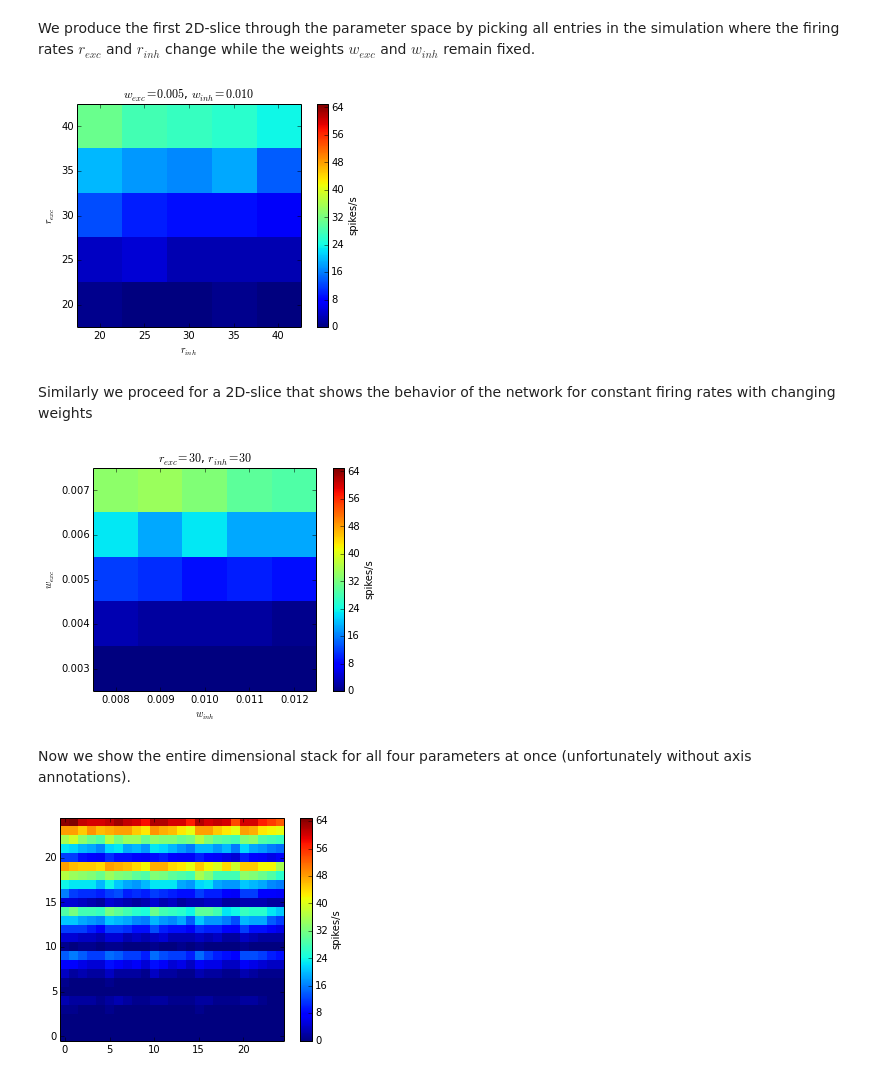
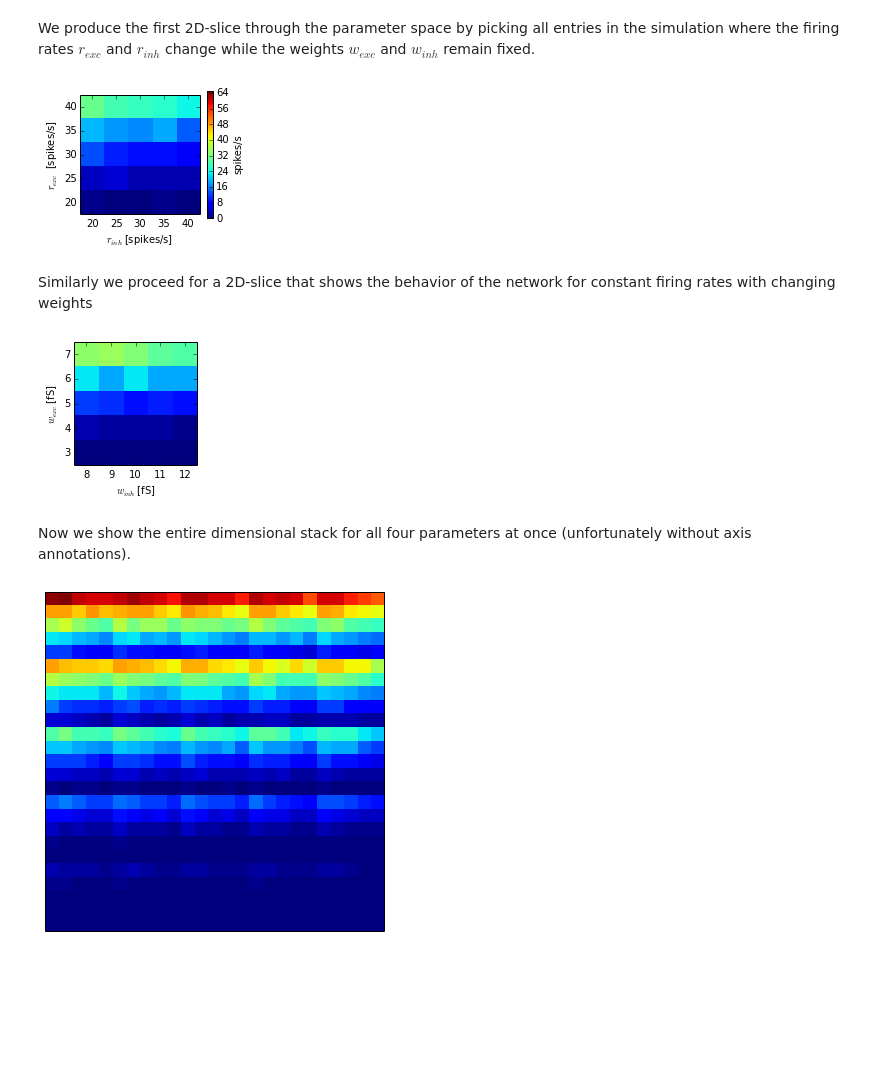
Before and after one commit to Huitzilo/param-space-visu, a Jupyter notebook: src/parameter space visualization.ipynb, the cells around one changed output. Drawn from its saved outputs; the diff is of its cells as text; code cells hidden in the pictures; blank space fills up the shorter version.

Commit message:
tuned the figures, especially figure sizes for publication, and added more explanations to the notebook.

```diff
--- a/src/parameter space visualization.ipynb
+++ b/src/parameter space visualization.ipynb
@@ -175,24 +179,28 @@ We produce the first 2D-slice through the parameter space by picking all entries
 # %%
 vmax = numpy.max(num_spikes) # needed for consistent colorbar scaling
 
 slice1_ind = [(x,y) for x in range(25) for y in range(25)
               if (abs(param_dicts[x,y]['we']-0.005) < 0.0001)
               and (abs(param_dicts[x,y]['wi']-0.010) < 0.00001)]
 #print slice1_ind
 #len(slice1_ind)
 rates_slice1 = numpy.array([num_spikes[sl1] for sl1 in slice1_ind]).reshape((5,5))
 #print rates_slice1
 imshow(rates_slice1, interpolation='nearest', origin='lower', vmax=vmax)
 ax = pylab.gca()
 ax.set_xticklabels(['','20','25','30','35','40'])
-ax.set_xlabel('$r_{inh}$')
+ax.set_xlabel('$r_{inh}$ [spikes/s]')
 ax.set_yticklabels(['','20','25','30','35','40'])
-ax.set_ylabel('$r_{exc}$')
-ax.set_title('$w_{exc}=0.005$, $w_{inh}=0.010$')
+ax.set_ylabel('$r_{exc}$  [spikes/s]')
+#ax.set_title('$w_{exc}=0.005$, $w_{inh}=0.010$')
 cb = colorbar()
 cb.set_label('spikes/s')
+f = pylab.gcf()
+f.set_size_inches(3,2.5)
+f.tight_layout()
+f.savefig(os.path.join(os.path.pardir, 'images', 'panelB.png'), dpi=600)
 # %% [output]
-[figure, old version]
+[figure, new version]
 # %% [markdown]
 Similarly we proceed for a 2D-slice that shows the behavior of the network for constant firing rates with changing weights
 # %%
@@ -204,23 +212,33 @@ rates_slice2 = numpy.array([num_spikes[sl2] for sl2 in slice2_ind]).reshape((5,5
 #print rates_slice2
 imshow(rates_slice2, interpolation='nearest', origin='lower', vmax=vmax)
 ax = pylab.gca()
-ax.set_xticklabels(['','0.008','0.009','0.010','0.011','0.012'])
-ax.set_xlabel('$w_{inh}}$')
-ax.set_yticklabels(['','0.003','0.004','0.005','0.006','0.007'])
-ax.set_ylabel('$w_{exc}$')
-ax.set_title('$r_{exc}=30$, $r_{inh}=30$')
-cb = colorbar()
-cb.set_label('spikes/s')
+ax.set_xticklabels(['','8','9','10','11','12'])
+ax.set_xlabel('$w_{inh}$ [fS]')
+ax.set_yticklabels(['','3','4','5','6','7'])
+ax.set_ylabel('$w_{exc}$ [fS]')
+#ax.set_title('$r_{exc}=30$, $r_{inh}=30$')
+#cb = colorbar()
+#cb.set_label('spikes/s')
+f = pylab.gcf()
+f.set_size_inches(2.45,2.45)
+f.tight_layout()
+f.savefig(os.path.join(os.path.pardir, 'images', 'panelC.png'), dpi=600)
 # %% [output]
-[figure, old version]
+[figure, new version]
 # %% [markdown]
 Now we show the entire dimensional stack for all four parameters at once (unfortunately without axis annotations).
 # %%
 imshow(num_spikes, interpolation='nearest', origin='lower', vmax=vmax)
-cb = colorbar()
-cb.set_label('spikes/s')
+#cb = colorbar()
+#cb.set_label('spikes/s')
 #x-axis: fast: ri 20->40, slow wi 0.008->0.012
 #y-axis: fast: re 20->40, slow we 0.003->0.007
 ax = pylab.gca()
+ax.set_xticks([])
+ax.set_yticks([])
+f = pylab.gcf()
+f.set_size_inches(5,5)
+f.tight_layout()
+f.savefig(os.path.join(os.path.pardir, 'images', 'panelD.png'), dpi=600)
 # %% [output]
-[figure, old version]
+[figure, new version]
```
Also changed, not shown: parts of 5 cells of this notebook.
